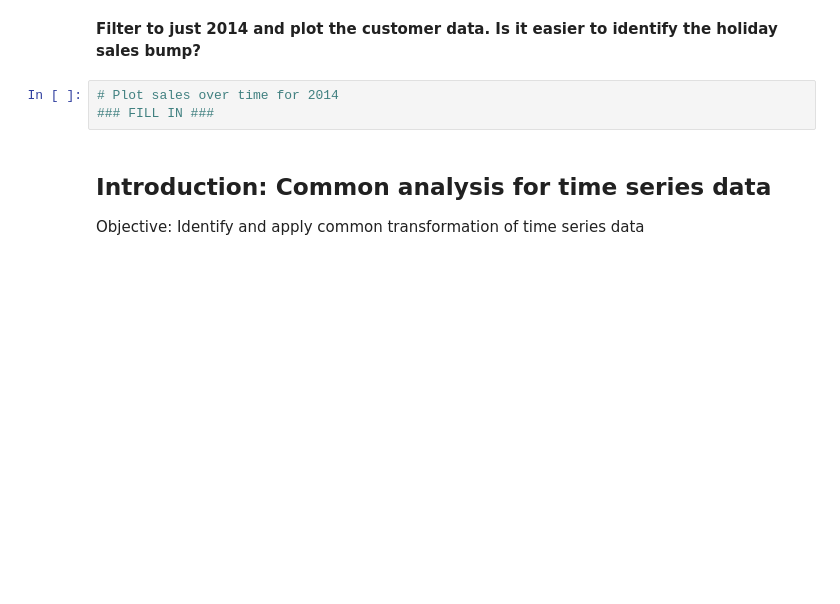
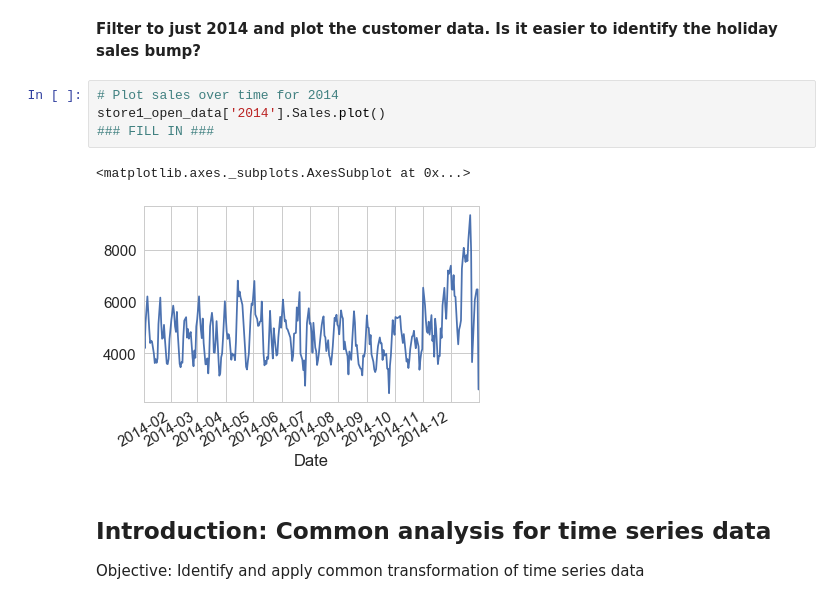
Before and after one commit to ekim1394/kaggleRainforest, a Jupyter notebook: lessons/Lesson12_Intro_to_Time_Series/time_series_analysis.ipynb, the cells around one changed output. Drawn from its saved outputs; the diff is of its cells as text; blank space fills up the shorter version.

```diff
--- a/lessons/Lesson12_Intro_to_Time_Series/time_series_analysis.ipynb
+++ b/lessons/Lesson12_Intro_to_Time_Series/time_series_analysis.ipynb
@@ -253,7 +298,11 @@ store1_open_data[['Customers']].plot()
 **Filter to just 2014 and plot the customer data. Is it easier to identify the holiday sales bump?**
 # %%
 # Plot sales over time for 2014
+store1_open_data['2014'].Sales.plot()
 ### FILL IN ###
+# %% [output]
+<matplotlib.axes._subplots.AxesSubplot at 0x...>
+[figure, added]
 # %% [markdown]
 <a id="introduction-common-analysis-for-time-series-data"></a>
 ## Introduction: Common analysis for time series data
```
Also changed, not shown: parts of 31 cells of this notebook, 10 other files.
